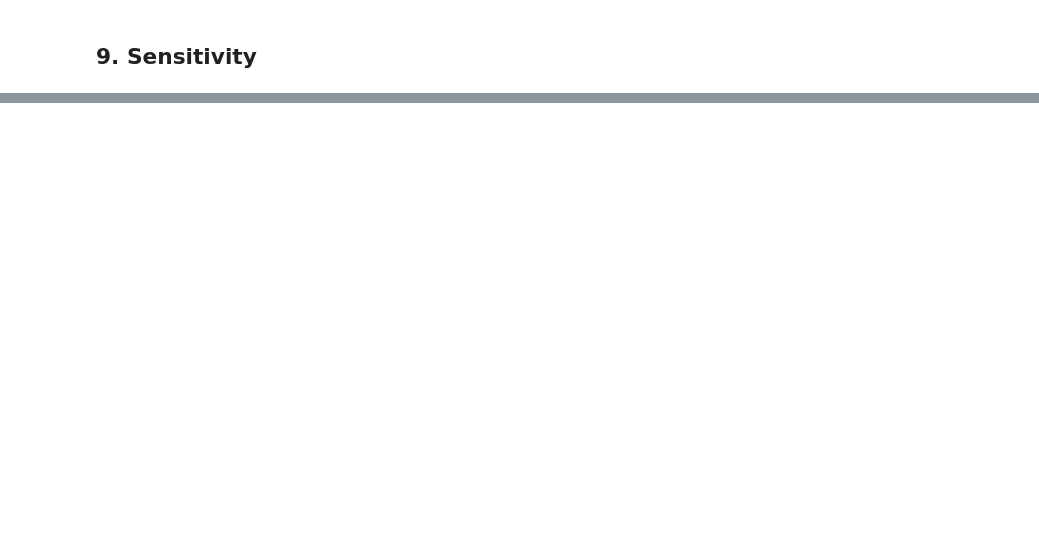
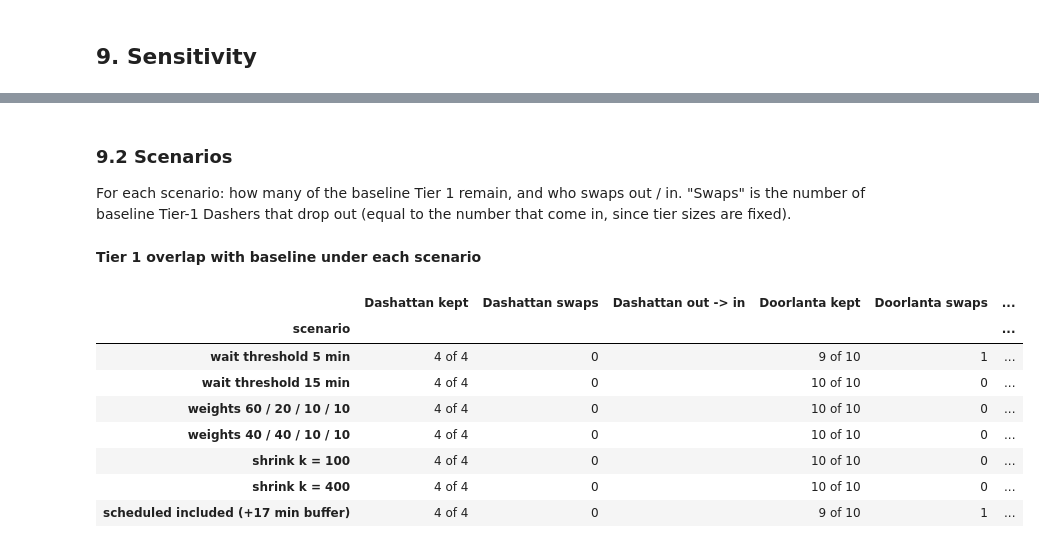
Before and after one commit to navya2392/widget-dasher-review, a Jupyter notebook: analysis.ipynb, the cells around one changed output, grey strips where cells are left out. Cells and saved outputs as stored; diff of their text form; code cells hidden in the pictures; blank space fills up the shorter version.

```diff
--- a/analysis.ipynb
+++ b/analysis.ipynb
@@ -2328,0 +2472,40 @@ show("wrote export_04_explore.xlsx", write_workbook("export_04_explore.xlsx", {}
+# %% [markdown]
+### 9.2 Scenarios
+For each scenario: how many of the baseline Tier 1 remain, and who swaps out / in. "Swaps" is the number of baseline
+Tier-1 Dashers that drop out (equal to the number that come in, since tier sizes are fixed).
+# %%
+SCENARIOS = {
+    "wait threshold 5 min": dict(BASE, wait_threshold=5),
+    "wait threshold 15 min": dict(BASE, wait_threshold=15),
+    "weights 60 / 20 / 10 / 10": dict(BASE, weights=(60, 20, 10, 10)),
+    "weights 40 / 40 / 10 / 10": dict(BASE, weights=(40, 40, 10, 10)),
+    "shrink k = 100": dict(BASE, k=100),
+    "shrink k = 400": dict(BASE, k=400),
+    "scheduled included (+17 min buffer)": dict(BASE, include_scheduled=True),
+}
+rows, scenario_runs = [], {}
+for name, params in SCENARIOS.items():
+    s = run_pipeline(**params)
+    scenario_runs[name] = s
+    t1 = tier1_sets(s)
+    row = {"scenario": name}
+    for m in TIER1_SIZE:
+        out, inn = baseline_t1[m] - t1[m], t1[m] - baseline_t1[m]
+        row[f"{m} kept"] = f"{len(baseline_t1[m] & t1[m])} of {TIER1_SIZE[m]}"
+        row[f"{m} swaps"] = len(out)
+        row[f"{m} out -> in"] = ", ".join(sorted(out)) + " -> " + ", ".join(sorted(inn)) if out else ""
+    rows.append(row)
+sensitivity = pd.DataFrame(rows).set_index("scenario")
+show("Tier 1 overlap with baseline under each scenario", sensitivity)
+sensitivity["max swaps"] = sensitivity[[f"{m} swaps" for m in TIER1_SIZE]].max(axis=1)
+# %% [output]
+**Tier 1 overlap with baseline under each scenario**
+|  | Dashattan kept | Dashattan swaps | Dashattan out -> in | Doorlanta kept | Doorlanta swaps | ... |
+| scenario |  |  |  |  |  | ... |
+| wait threshold 5 min | 4 of 4 | 0 |  | 9 of 10 | 1 | ... |
+| wait threshold 15 min | 4 of 4 | 0 |  | 10 of 10 | 0 | ... |
+| weights 60 / 20 / 10 / 10 | 4 of 4 | 0 |  | 10 of 10 | 0 | ... |
+| weights 40 / 40 / 10 / 10 | 4 of 4 | 0 |  | 10 of 10 | 0 | ... |
+| shrink k = 100 | 4 of 4 | 0 |  | 10 of 10 | 0 | ... |
+| shrink k = 400 | 4 of 4 | 0 |  | 10 of 10 | 0 | ... |
+| scheduled included (+17 min buffer) | 4 of 4 | 0 |  | 9 of 10 | 1 | ... |
```
Also changed, not shown: parts of 21 cells of this notebook.
